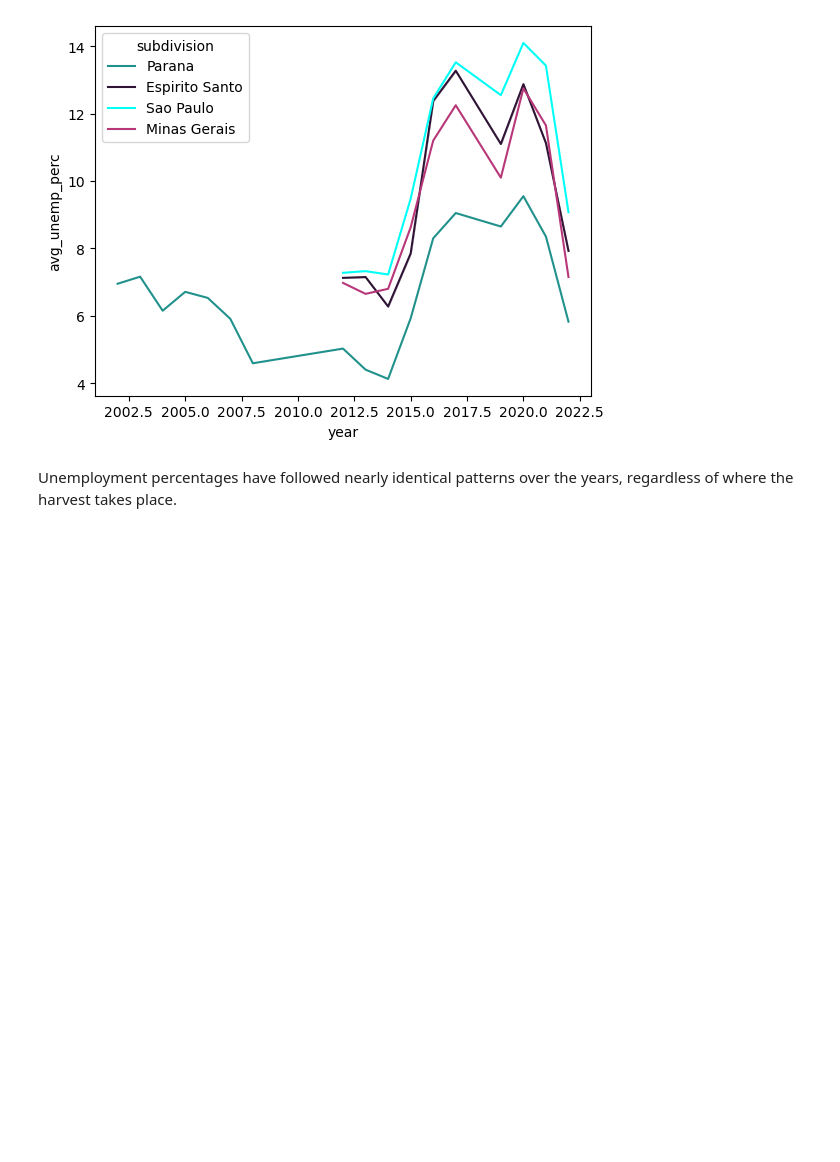
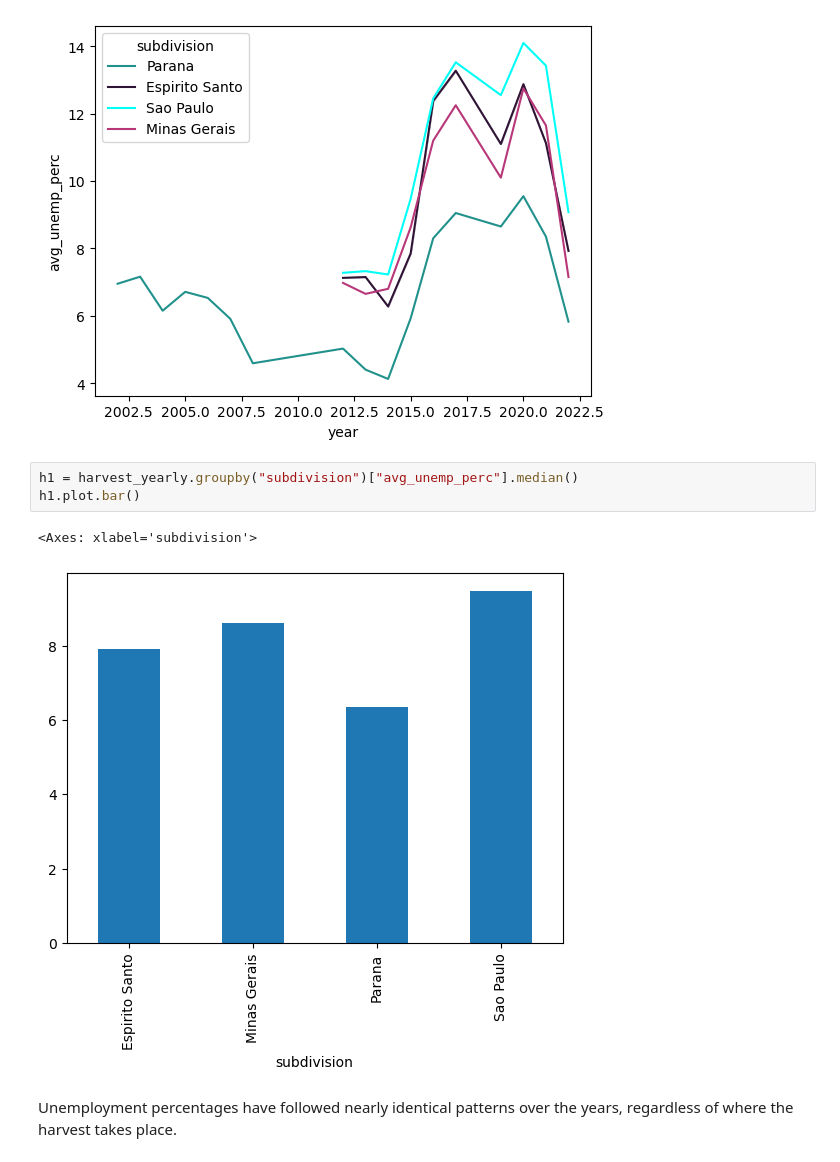
Before and after one commit to theslater11/WeatherDataMG, a Jupyter notebook: weather_api/notebooks/explore_weather.ipynb, the cells around one changed output. Saved outputs shown, nothing was run; the diff lists cells and outputs as text; blank space fills up the shorter version.

```diff
--- a/weather_api/notebooks/explore_weather.ipynb
+++ b/weather_api/notebooks/explore_weather.ipynb
@@ -68,6 +63,12 @@ sns.lineplot(data=minas, x=minas["year"], y=minas["avg_unemp_perc"], hue=minas["
 # %% [output]
 <Axes: xlabel='year', ylabel='avg_unemp_perc'>
 [figure]
+# %%
+h1 = harvest_yearly.groupby("subdivision")["avg_unemp_perc"].median()
+h1.plot.bar()
+# %% [output]
+<Axes: xlabel='subdivision'>
+[figure, added]
 # %% [markdown]
 Unemployment percentages have followed nearly identical patterns over the years, regardless of where the harvest takes place.
 # %%
```
Also changed, not shown: parts of 6 cells of this notebook, 5 other files.
